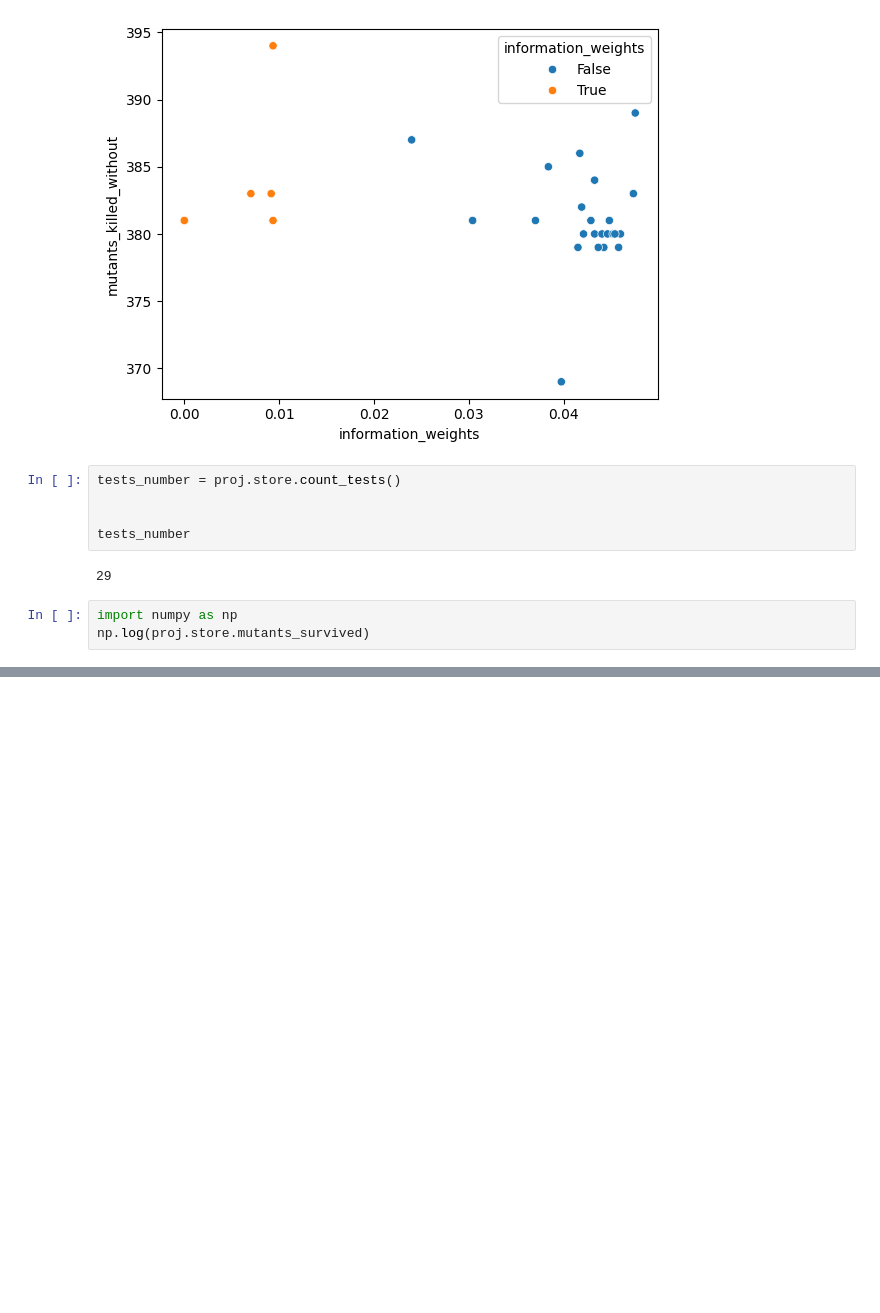
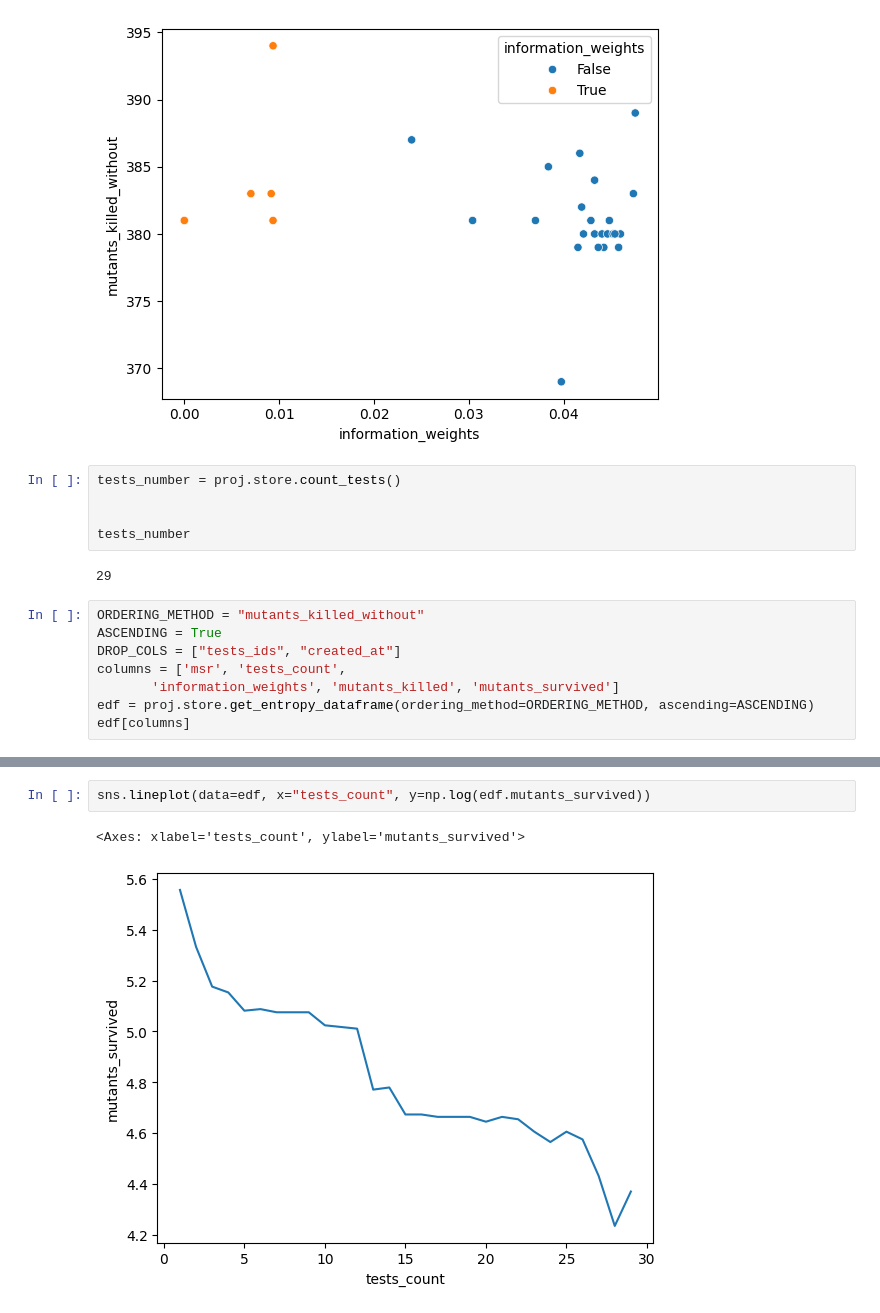
Before and after one commit to leliel12/yagua, a Jupyter notebook: experiment.ipynb, the cells around one changed output, grey strips where cells are left out. Drawn from its saved outputs; the diff is of its cells as text; blank space fills up the shorter version.

```diff
--- a/experiment.ipynb
+++ b/experiment.ipynb
@@ -86,6 +39,11 @@ tests_number
 # %% [output]
 29
 # %%
-import numpy as np
-np.log(proj.store.mutants_survived)
+ORDERING_METHOD = "mutants_killed_without"
+ASCENDING = True
+DROP_COLS = ["tests_ids", "created_at"]
+columns = ['msr', 'tests_count',
+       'information_weights', 'mutants_killed', 'mutants_survived']
+edf = proj.store.get_entropy_dataframe(ordering_method=ORDERING_METHOD, ascending=ASCENDING)
+edf[columns]
 # %% [output]
@@ -92,0 +73,5 @@ np.float64(4.3694478524670215)
+# %%
+sns.lineplot(data=edf, x="tests_count", y=np.log(edf.mutants_survived))
+# %% [output]
+<Axes: xlabel='tests_count', ylabel='mutants_survived'>
+[figure, added]
```
Also changed, not shown: parts of 19 cells of this notebook.
